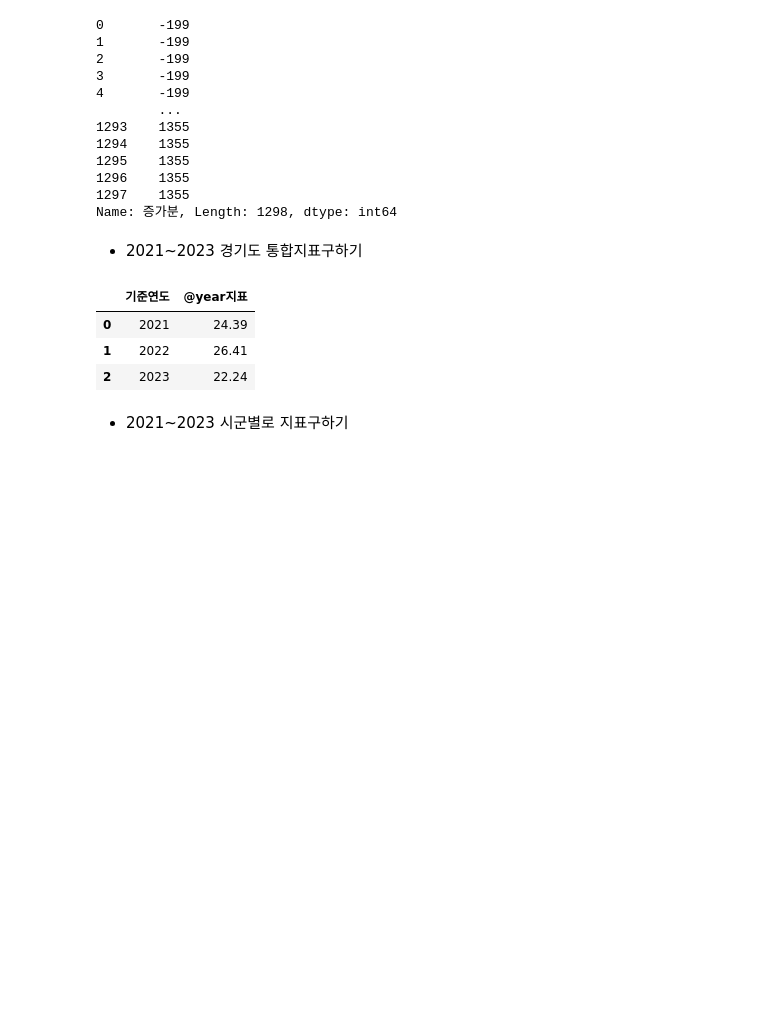
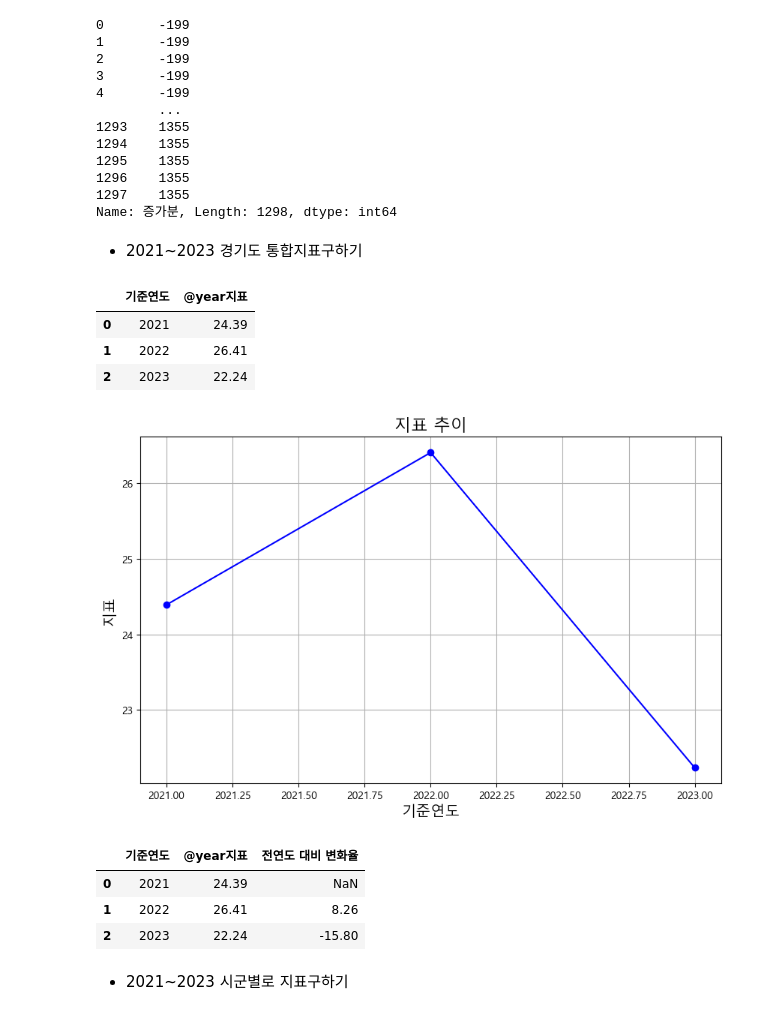
Before and after one commit to chlwldns00/ForDataAnalysis, a Jupyter notebook: 데이터분석/WEIT데이터분석프로젝트/경기도지역화폐분석/지표.ipynb, the cells around one changed output. Saved outputs shown, nothing was run; the diff lists cells and outputs as text; code cells hidden in the pictures; blank space fills up the shorter version.

```diff
--- a/데이터분석/WEIT데이터분석프로젝트/경기도지역화폐분석/지표.ipynb
+++ b/데이터분석/WEIT데이터분석프로젝트/경기도지역화폐분석/지표.ipynb
@@ -196,3 +196,18 @@ final_df_1
 | 0 | 2021 | 24.39 |
 | 1 | 2022 | 26.41 |
 | 2 | 2023 | 22.24 |
+# %%
+# 라인플롯 그리기
+plt.figure(figsize=(10, 6))
+plt.plot(final_df_1['기준연도'], final_df_1['@year지표'], marker='o', linestyle='-', color='b')
+
+# 그래프 제목 및 축 레이블 설정
+plt.title('지표 추이', fontsize=16)
+plt.xlabel('기준연도', fontsize=14)
+plt.ylabel('지표', fontsize=14)
+
+# 그래프 표시
+plt.grid(True)
+plt.show()
+# %% [output]
+[figure, added]
@@ -199,3 +216,10 @@ final_df_1
+# %%
+final_df_1
+# %% [output]
+|  | 기준연도 | @year지표 | 전연도 대비 변화율 |
+| 0 | 2021 | 24.39 | NaN |
+| 1 | 2022 | 26.41 | 8.26 |
+| 2 | 2023 | 22.24 | -15.80 |
 # %% [markdown]
 - 2021~2023 시군별로 지표구하기
 # %%
```
Also changed, not shown: parts of 2 cells of this notebook, 6 other files.
